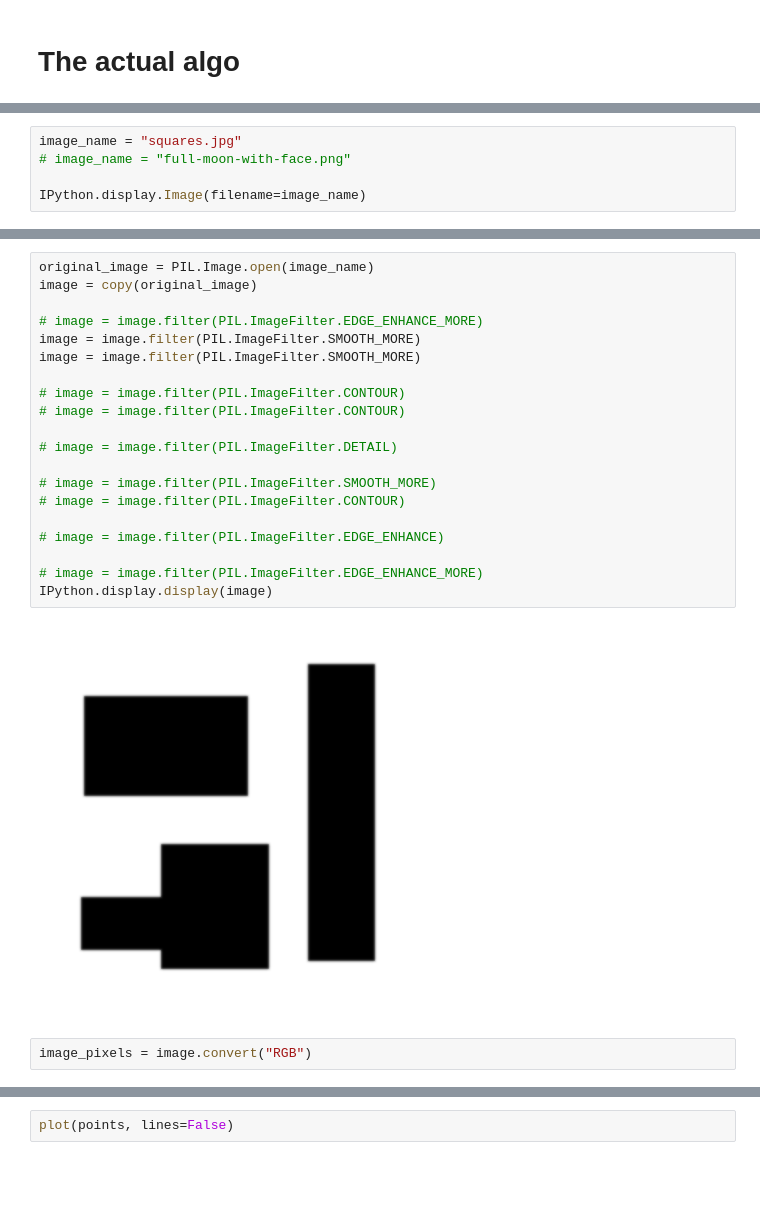
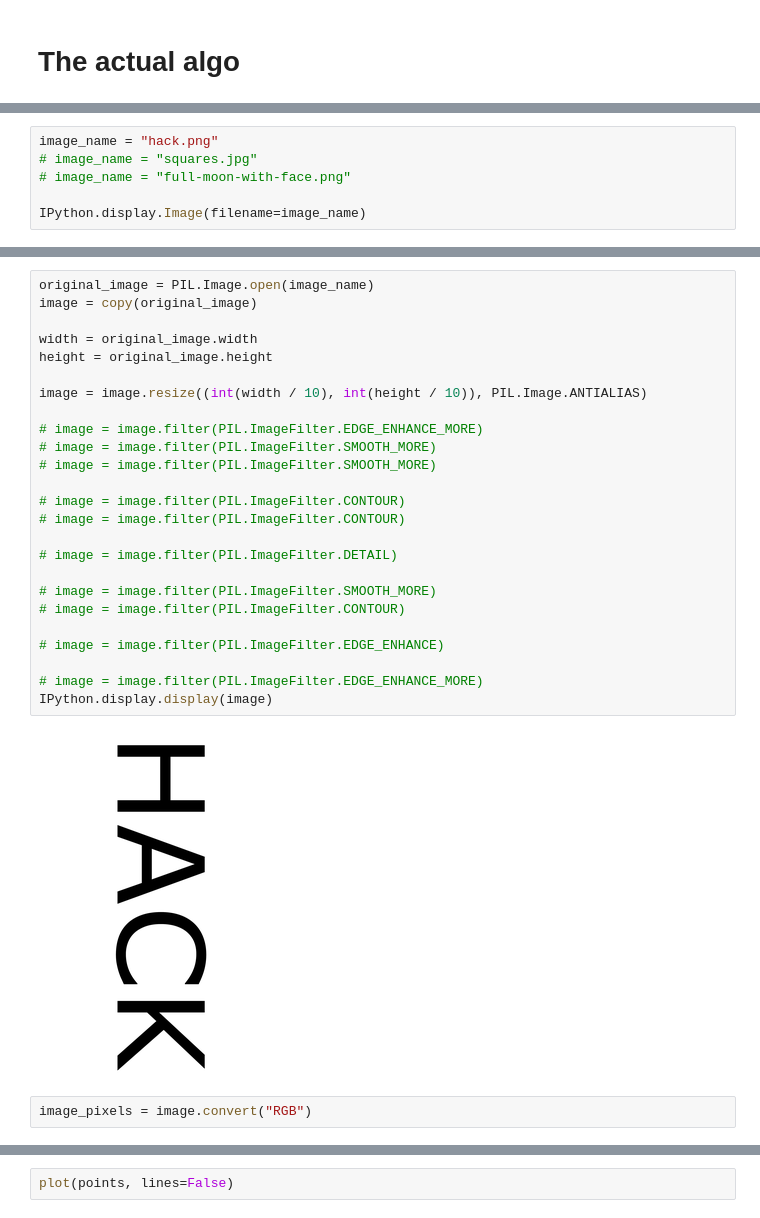
Before and after one commit to h3nnn4n/creative_coding_irl, a Jupyter notebook: Lines.ipynb, the cells around one changed output, grey strips where cells are left out. Drawn from its saved outputs; the diff is of its cells as text; blank space fills up the shorter version.

Commit message:
WIP on block pixel drawing

```diff
--- a/Lines.ipynb
+++ b/Lines.ipynb
@@ -170,5 +171,6 @@ def plot(data, lines=True):
 # %%
-image_name = "squares.jpg"
+image_name = "hack.png"
+# image_name = "squares.jpg"
 # image_name = "full-moon-with-face.png"
 
 IPython.display.Image(filename=image_name)
@@ -177,27 +179,32 @@ IPython.display.Image(filename=image_name)
 # %%
 original_image = PIL.Image.open(image_name)
 image = copy(original_image)
 
+width = original_image.width
+height = original_image.height
+
+image = image.resize((int(width / 10), int(height / 10)), PIL.Image.ANTIALIAS)
+
 # image = image.filter(PIL.ImageFilter.EDGE_ENHANCE_MORE)
-image = image.filter(PIL.ImageFilter.SMOOTH_MORE)
-image = image.filter(PIL.ImageFilter.SMOOTH_MORE)
+# image = image.filter(PIL.ImageFilter.SMOOTH_MORE)
+# image = image.filter(PIL.ImageFilter.SMOOTH_MORE)
 
 # image = image.filter(PIL.ImageFilter.CONTOUR)
 # image = image.filter(PIL.ImageFilter.CONTOUR)
 
 # image = image.filter(PIL.ImageFilter.DETAIL)
 
 # image = image.filter(PIL.ImageFilter.SMOOTH_MORE)
 # image = image.filter(PIL.ImageFilter.CONTOUR)
 
 # image = image.filter(PIL.ImageFilter.EDGE_ENHANCE)
 
 # image = image.filter(PIL.ImageFilter.EDGE_ENHANCE_MORE)
 IPython.display.display(image)
 # %% [output]
-[figure, old version]
+[figure, new version]
-# %%
-image_pixels = image.convert("RGB")
+# %%
+image_pixels = image.convert("RGB")
 # %%
 points = []
 
```
Also changed, not shown: parts of 20 cells of this notebook, 4 other files.
